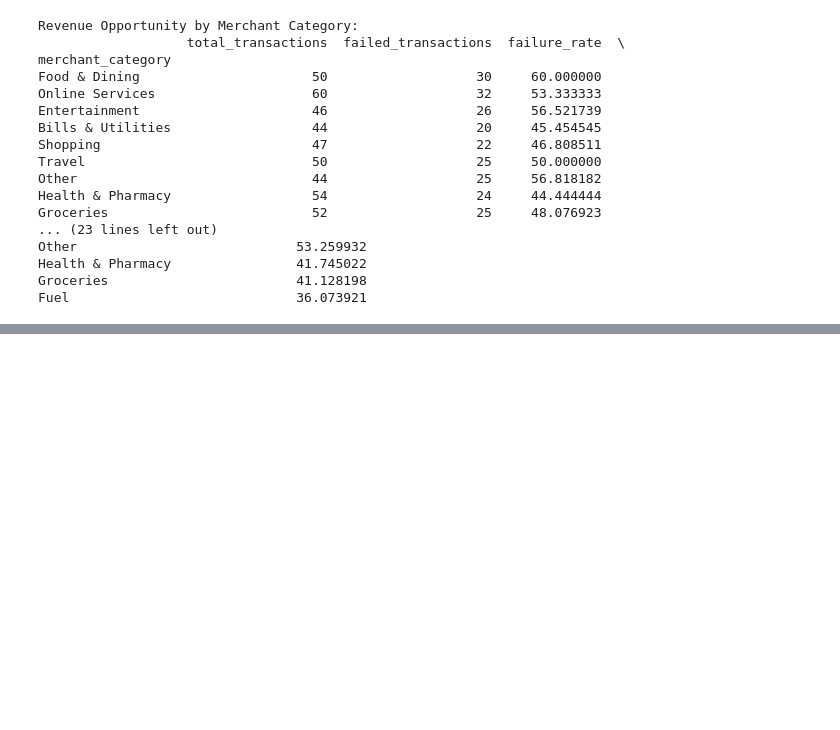
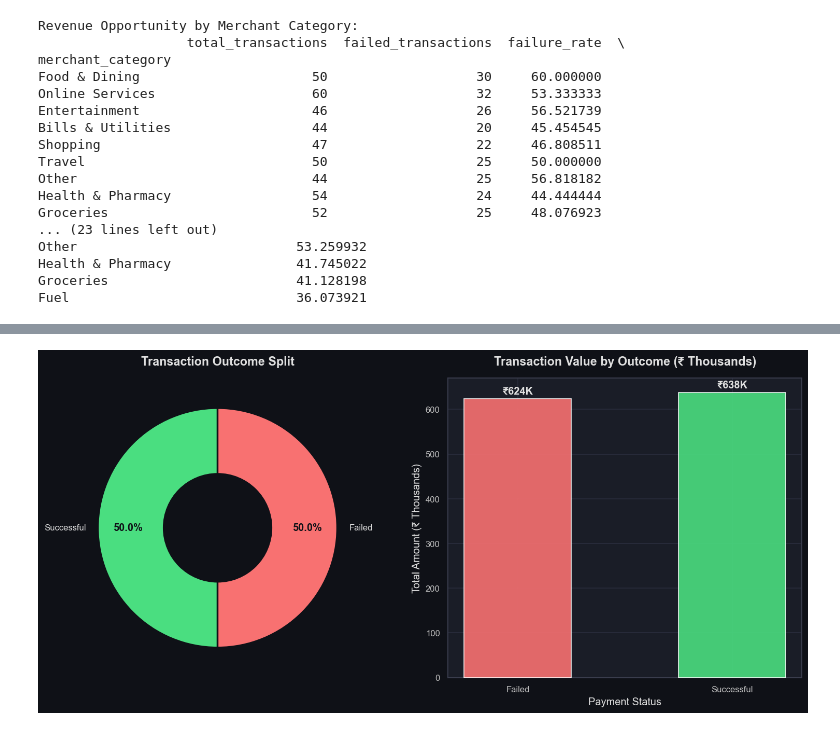
Before and after one commit to kalviumcommunity/SW70-Data-Product-Development-Fintech-Payment-Insights, a Jupyter notebook: notebook/01_upi_data_exploration.ipynb, the cells around one changed output, grey strips where cells are left out. Drawn from its saved outputs; the diff is of its cells as text; code cells hidden in the pictures; blank space fills up the shorter version.

```diff
--- a/notebook/01_upi_data_exploration.ipynb
+++ b/notebook/01_upi_data_exploration.ipynb
@@ -1278,0 +1359,47 @@ Fuel                             36.073921
+# %%
+# ── Section B-2: Overall Payment Success vs Failure ──────────────────────
+
+status_counts = final_payment_dataset['payment_status'].value_counts()
+
+fig, axes = plt.subplots(1, 2, figsize=(13, 6))
+
+# ── Left: Pie chart ────────────────────────────────────────────────────
+ax = axes[0]
+wedge_props = dict(width=0.55, edgecolor='#0f1117', linewidth=2)
+wedges, texts, autotexts = ax.pie(
+    status_counts,
+    labels=status_counts.index,
+    autopct='%1.1f%%',
+    colors=[SUCCESS_COLOR, FAIL_COLOR],
+    wedgeprops=wedge_props,
+    startangle=90,
+    pctdistance=0.75,
+)
+for at in autotexts:
+    at.set_fontsize(12)
+    at.set_color('#0f1117')
+    at.set_fontweight('bold')
+ax.set_title('Transaction Outcome Split', fontweight='bold', pad=15)
+
+# ── Right: Value breakdown bar ─────────────────────────────────────────
+ax2 = axes[1]
+value_by_status = (
+    final_payment_dataset
+    .groupby('payment_status')['amount']
+    .sum() / 1e3
+)  # in thousands
+colors = [SUCCESS_COLOR if s == 'Successful' else FAIL_COLOR for s in value_by_status.index]
+bars = ax2.bar(value_by_status.index, value_by_status.values, color=colors, alpha=0.9, zorder=3, width=0.5)
+for bar, val in zip(bars, value_by_status.values):
+    ax2.text(bar.get_x() + bar.get_width() / 2, bar.get_height() + 5,
+             f'₹{val:,.0f}K', ha='center', va='bottom', fontweight='bold')
+ax2.set_title('Transaction Value by Outcome (₹ Thousands)', fontweight='bold', pad=15)
+ax2.set_xlabel('Payment Status')
+ax2.set_ylabel('Total Amount (₹ Thousands)')
+
+plt.tight_layout()
+plt.savefig('data/processed/chart_overall_outcome.png', bbox_inches='tight',
+            facecolor=fig.get_facecolor())
+plt.show()
+# %% [output]
+[figure, added]
```
Also changed, not shown: parts of 13 cells of this notebook, 11 other files.
